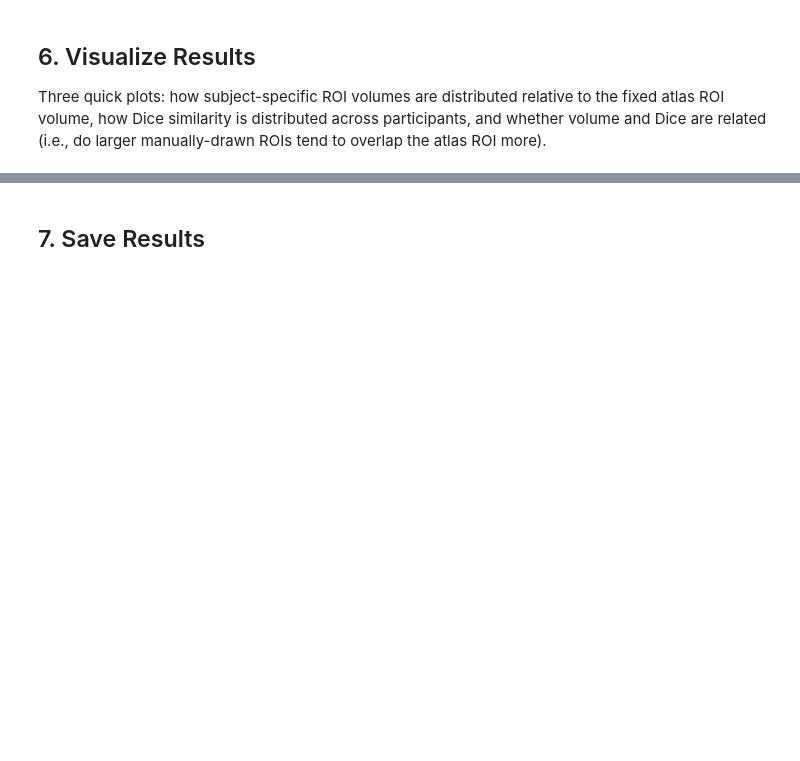
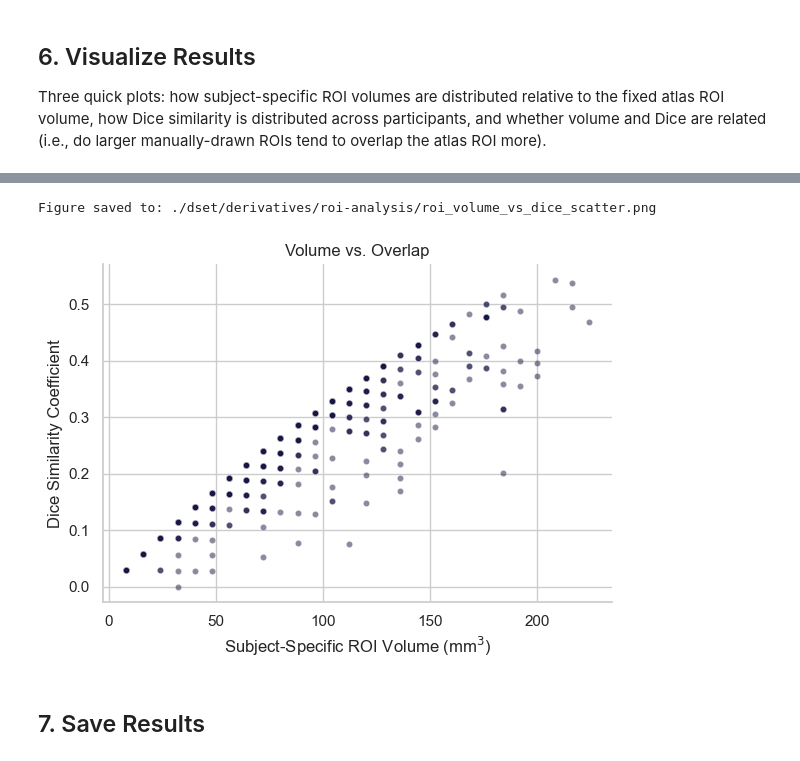
Before and after one commit to chlohamp/habenula-comparison, a Jupyter notebook: 2ai-roi-comparison.ipynb, the cells around one changed output, grey strips where cells are left out. Saved outputs shown, nothing was run; the diff lists cells and outputs as text; code cells hidden in the pictures; blank space fills up the shorter version.

```diff
--- a/2ai-roi-comparison.ipynb
+++ b/2ai-roi-comparison.ipynb
@@ -253,3 +263,23 @@ Figure saved to: ./dset/derivatives/roi-analysis/roi_comparison_plots.png
+# %%
+# --- Volume vs. Dice relationship ---
+fig, ax = plt.subplots(figsize=(6, 4.5))
+sns.scatterplot(
+    x=df_results["subj_volume_mm3"], y=df_results["dice"], alpha=0.5, s=20,
+    color="#171744", ax=ax,
+)
+ax.set_xlabel("Subject-Specific ROI Volume (mm$^3$)")
+ax.set_ylabel("Dice Similarity Coefficient")
+ax.set_title("Volume vs. Overlap")
+sns.despine(ax=ax)
+fig.tight_layout()
+
+fig_path = op.join(output_dir, "roi_volume_vs_dice_scatter.png")
+fig.savefig(fig_path, dpi=300, bbox_inches="tight")
+print(f"Figure saved to: {fig_path}")
+plt.show()
+# %% [output]
+Figure saved to: ./dset/derivatives/roi-analysis/roi_volume_vs_dice_scatter.png
+[figure, added]
 # %% [markdown]
 ## 7. Save Results
 # %%
```
Also changed, not shown: parts of 3 cells of this notebook, 6 other files.
